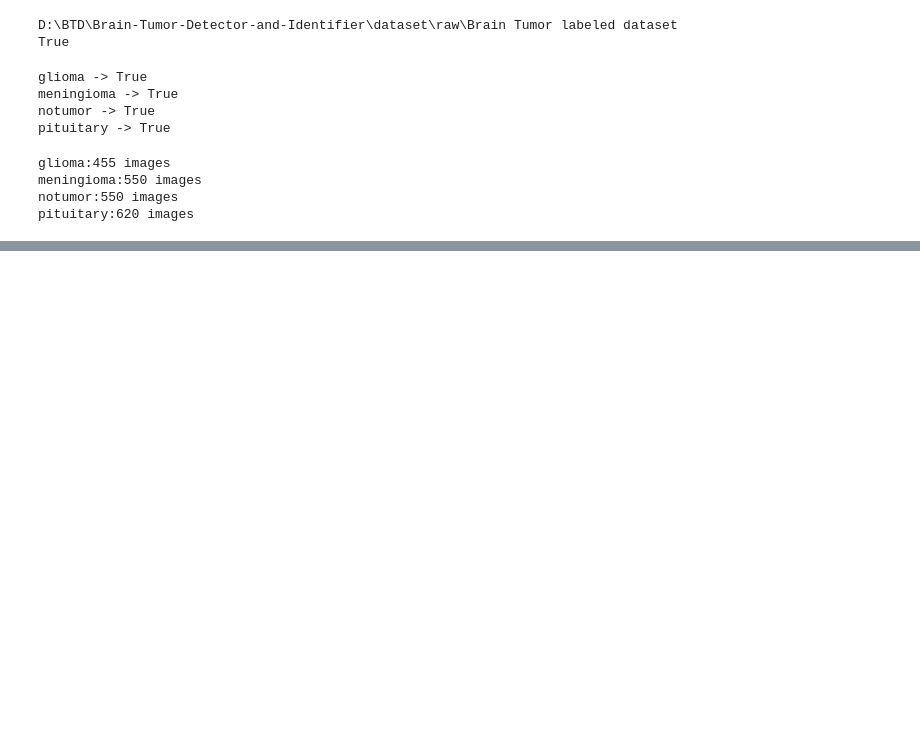
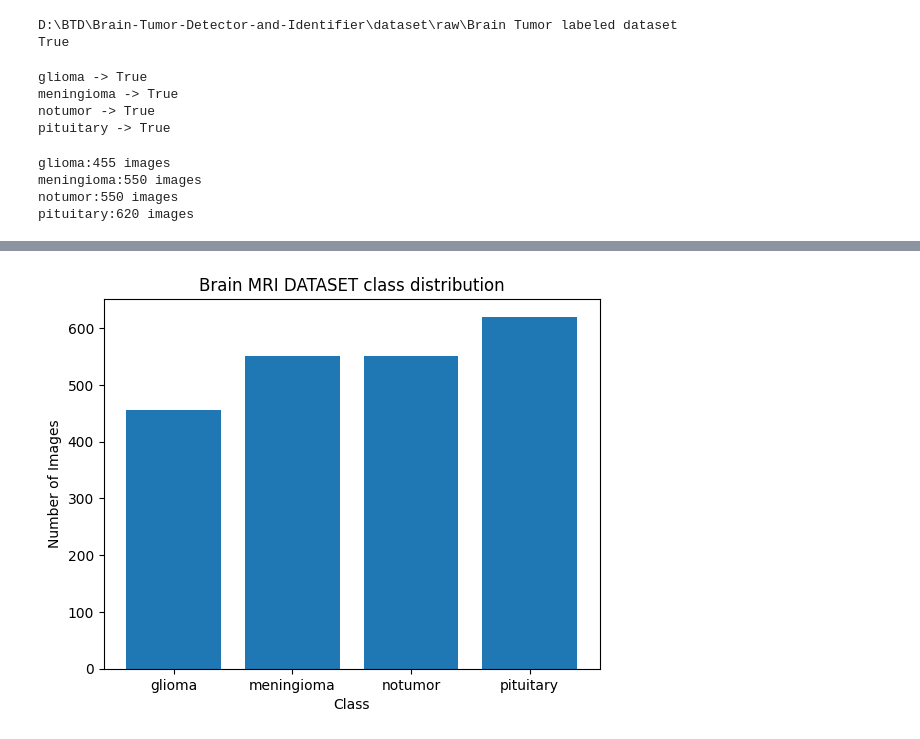
Before and after one commit to ShivrajMpawar/Brain-Tumor-Detector-and-Identifier, a Jupyter notebook: notebooks/01_dataset_exploration.ipynb, the cells around one changed output, grey strips where cells are left out. Saved outputs shown, nothing was run; the diff lists cells and outputs as text; code cells hidden in the pictures; blank space fills up the shorter version.

```diff
--- a/notebooks/01_dataset_exploration.ipynb
+++ b/notebooks/01_dataset_exploration.ipynb
@@ -73,0 +74,15 @@ summary_df
+# %%
+#visualize class distribution
+plt.Figure(figsize=(8,5))
+
+plt.bar(
+    summary_df["Class"],
+    summary_df["Number of Images"]
+)
+
+plt.xlabel("Class")
+plt.ylabel("Number of Images")
+plt.title("Brain MRI DATASET class distribution")
+plt.show()
+# %% [output]
+[figure, added]
```
Also changed, not shown: parts of 5 cells of this notebook.
